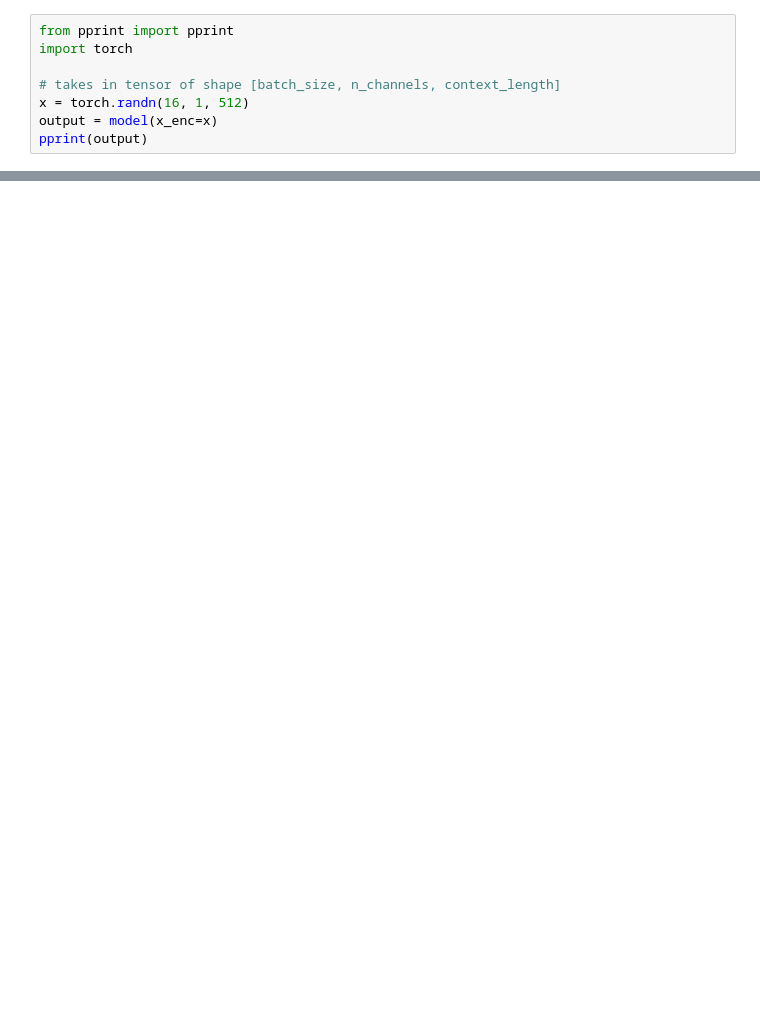
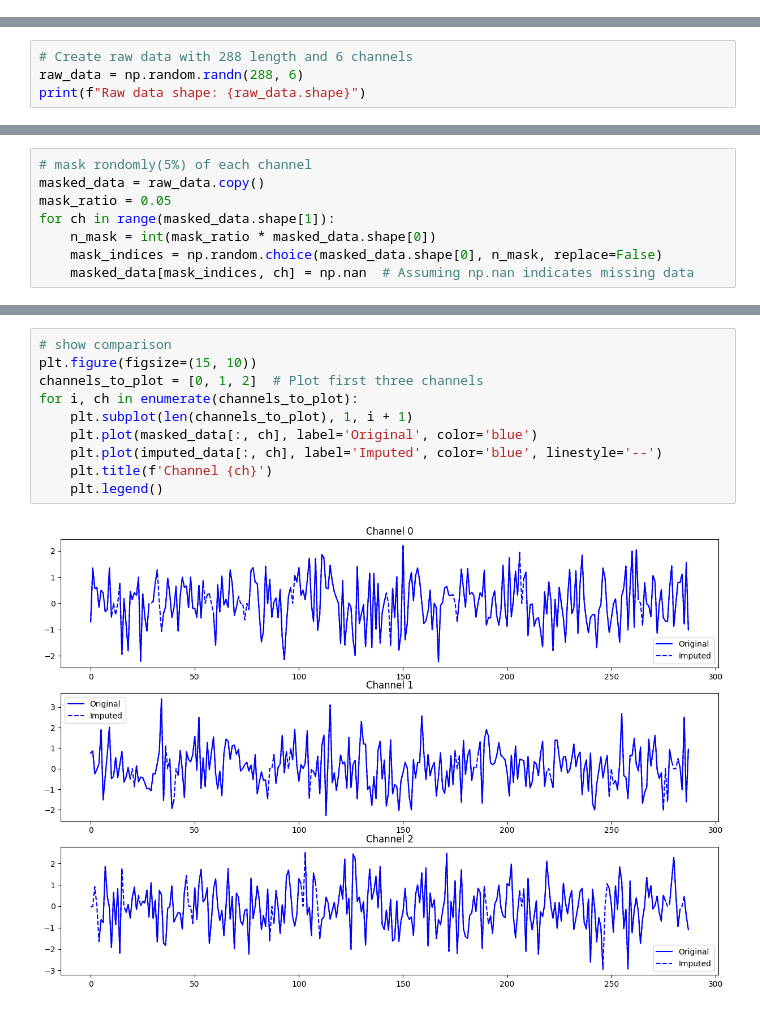
Before and after one commit to ecokayiza/MOMENT_Test, a Jupyter notebook: src/test.ipynb, the cells around one changed output, grey strips where cells are left out. Cells and saved outputs as stored; diff of their text form; blank space fills up the shorter version.

```diff
--- a/src/test.ipynb
+++ b/src/test.ipynb
@@ -38,8 +15,0 @@ Number of parameters: 341231104
-# %%
-from pprint import pprint
-import torch
-
-# takes in tensor of shape [batch_size, n_channels, context_length]
-x = torch.randn(16, 1, 512)
-output = model(x_enc=x)
-pprint(output)
@@ -148,0 +21,4 @@ plt.show()
+# %%
+# Create raw data with 288 length and 6 channels
+raw_data = np.random.randn(288, 6)
+print(f"Raw data shape: {raw_data.shape}")
@@ -148,0 +27,8 @@ plt.show()
+# %%
+# mask rondomly(5%) of each channel
+masked_data = raw_data.copy()
+mask_ratio = 0.05
+for ch in range(masked_data.shape[1]):
+    n_mask = int(mask_ratio * masked_data.shape[0])
+    mask_indices = np.random.choice(masked_data.shape[0], n_mask, replace=False)
+    masked_data[mask_indices, ch] = np.nan  # Assuming np.nan indicates missing data
@@ -148,0 +91,12 @@ plt.show()
+# %%
+# show comparison
+plt.figure(figsize=(15, 10))
+channels_to_plot = [0, 1, 2]  # Plot first three channels
+for i, ch in enumerate(channels_to_plot):
+    plt.subplot(len(channels_to_plot), 1, i + 1)
+    plt.plot(masked_data[:, ch], label='Original', color='blue')
+    plt.plot(imputed_data[:, ch], label='Imputed', color='blue', linestyle='--')
+    plt.title(f'Channel {ch}')
+    plt.legend()
+# %% [output]
+[figure, added]
```
Also changed, not shown: parts of 13 cells of this notebook.
